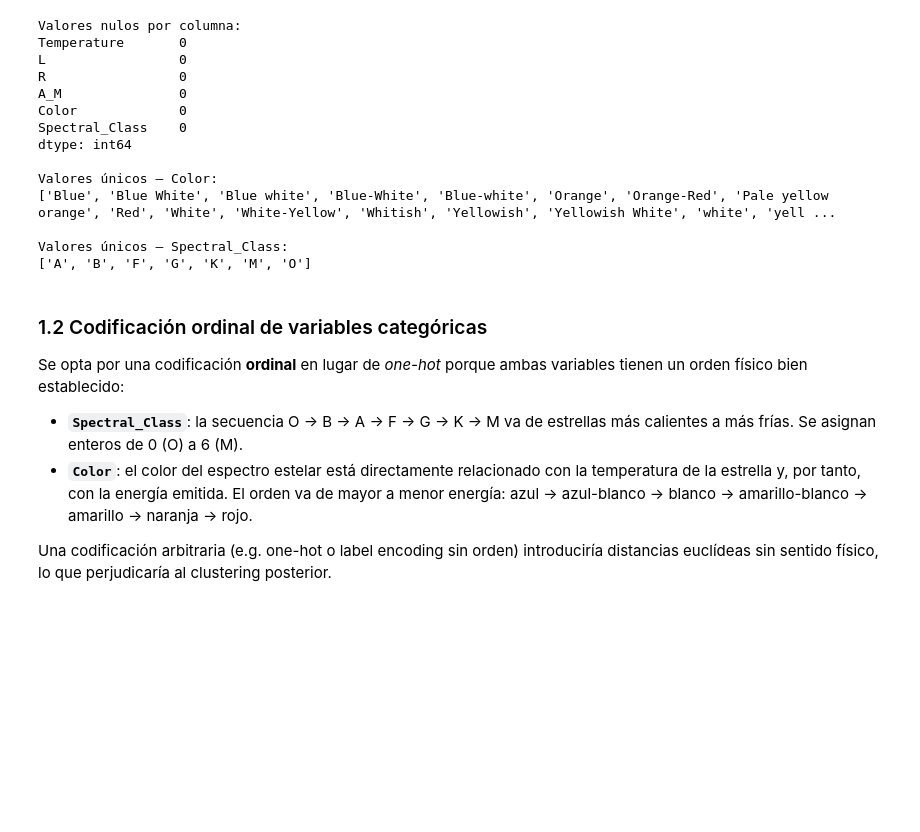
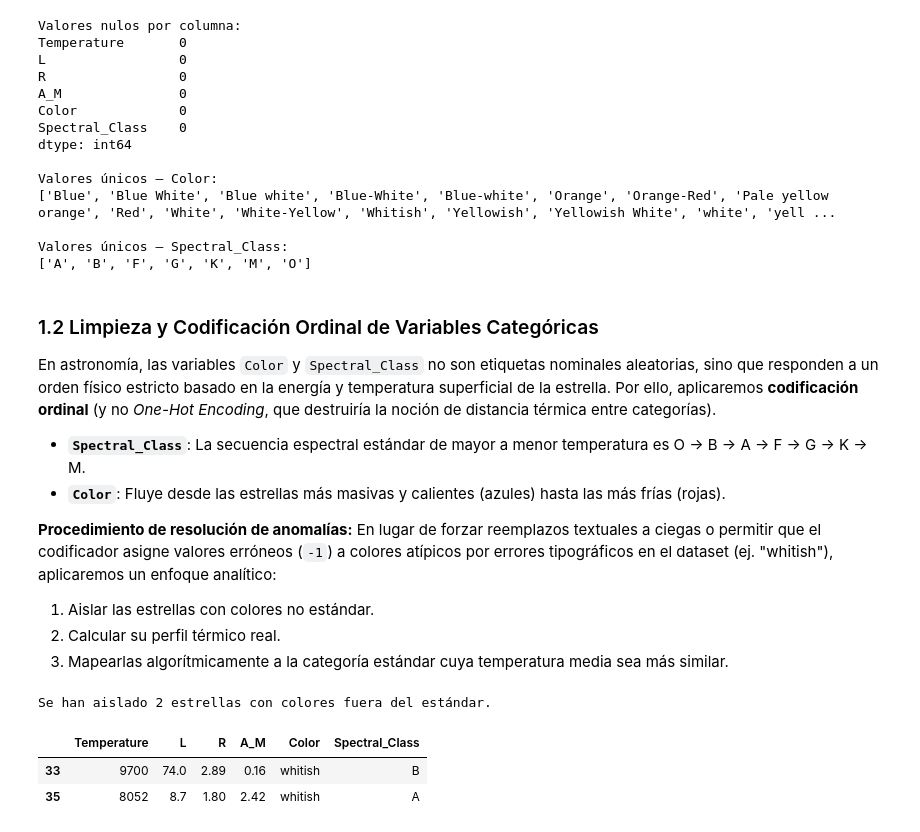
Before and after one commit to jmduroagea/clustering_practice, a Jupyter notebook: practica2.ipynb, the cells around one changed output. Saved outputs shown, nothing was run; the diff lists cells and outputs as text; code cells hidden in the pictures; blank space fills up the shorter version.

```diff
--- a/practica2.ipynb
+++ b/practica2.ipynb
@@ -89,11 +89,53 @@ Valores únicos — Color:
 Valores únicos — Spectral_Class:
 ['A', 'B', 'F', 'G', 'K', 'M', 'O']
 # %% [markdown]
-### 1.2 Codificación ordinal de variables categóricas
+### 1.2 Limpieza y Codificación Ordinal de Variables Categóricas
 
-Se opta por una codificación **ordinal** en lugar de *one-hot* porque ambas variables tienen un orden físico bien establecido:
+En astronomía, las variables `Color` y `Spectral_Class` no son etiquetas nominales aleatorias, sino que responden a un orden físico estricto basado en la energía y temperatura superficial de la estrella. Por ello, aplicaremos **codificación ordinal** (y no *One-Hot Encoding*, que destruiría la noción de distancia térmica entre categorías).
 
-- **`Spectral_Class`**: la secuencia O → B → A → F → G → K → M va de estrellas más calientes a más frías. Se asignan enteros de 0 (O) a 6 (M).
-- **`Color`**: el color del espectro estelar está directamente relacionado con la temperatura de la estrella y, por tanto, con la energía emitida. El orden va de mayor a menor energía: azul → azul-blanco → blanco → amarillo-blanco → amarillo → naranja → rojo.
+* **`Spectral_Class`**: La secuencia espectral estándar de mayor a menor temperatura es O → B → A → F → G → K → M.
+* **`Color`**: Fluye desde las estrellas más masivas y calientes (azules) hasta las más frías (rojas).
 
-Una codificación arbitraria (e.g. one-hot o label encoding sin orden) introduciría distancias euclídeas sin sentido físico, lo que perjudicaría al clustering posterior.
+**Procedimiento de resolución de anomalías:**
+En lugar de forzar reemplazos textuales a ciegas o permitir que el codificador asigne valores erróneos (`-1`) a colores atípicos por errores tipográficos en el dataset (ej. "whitish"), aplicaremos un enfoque analítico:
+1. Aislar las estrellas con colores no estándar.
+2. Calcular su perfil térmico real.
+3. Mapearlas algorítmicamente a la categoría estándar cuya temperatura media sea más similar.
+# %%
+# ========================================================
+# IDENTIFICACIÓN Y AISLAMIENTO DE CATEGORÍAS NO ESTÁNDAR
+# ========================================================
+
+# 1. Limpieza básica de formato
+df["Color"] = df["Color"].str.strip().str.lower()
+df["Spectral_Class"] = df["Spectral_Class"].str.strip().str.upper()
+
+# 2. Orden físico de colores: de más frío (rojo) a más caliente (azul).
+# Asignamos índice creciente con la temperatura, igual que ocurre con
+# Spectral_Class (O=0 es la más caliente, pero en Color invertimos para
+# que ambas variables sean MONÓTONAS CON LA TEMPERATURA en la misma dirección:
+# mayor índice = mayor temperatura = mayor energía).
+#
+# Convención adoptada: 0 = rojo (más frío) → 13 = azul (más caliente)
+# Esto hace que Color_enc y Temperature correlacionen positivamente,
+# facilitando la interpretación de los loadings del PCA.
+color_order = [
+    "red", "orange-red", "orange", "yellow", "yellowish",
+    "white-yellow", "yellowish white", "pale yellow orange",
+    "yellow white", "yellow-white", "white", "blue white",
+    "blue-white", "blue"
+]
+
+# 3. Agrupamos las estrellas que NO coinciden con nuestras categorías
+estrellas_anomalas = df[~df["Color"].isin(color_order)]
+
+print(f"Se han aislado {len(estrellas_anomalas)} estrellas con colores fuera del estándar.")
+
+# Mostramos el grupo para inspección visual
+if len(estrellas_anomalas) > 0:
+    display(estrellas_anomalas)
+# %% [output]
+Se han aislado 2 estrellas con colores fuera del estándar.
+|  | Temperature | L | R | A_M | Color | Spectral_Class |
+| 33 | 9700 | 74.0 | 2.89 | 0.16 | whitish | B |
+| 35 | 8052 | 8.7 | 1.80 | 2.42 | whitish | A |
```
Also changed, not shown: parts of 20 cells of this notebook.
